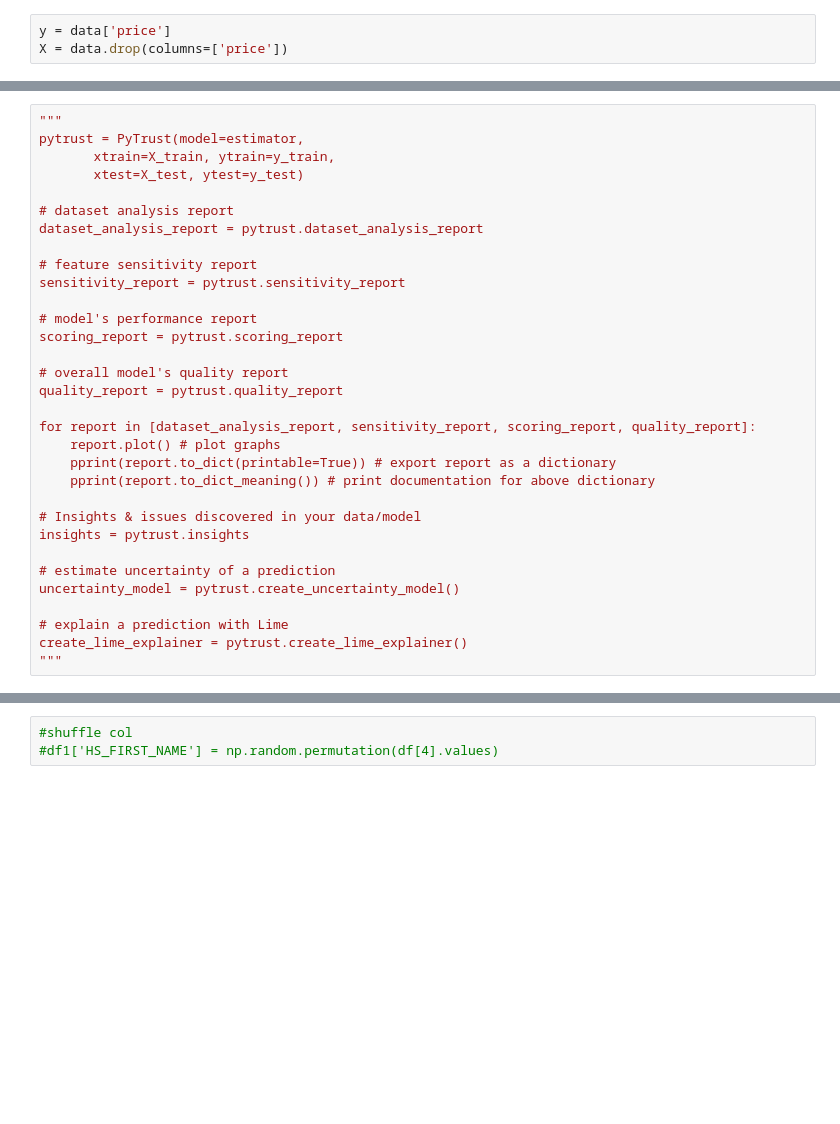
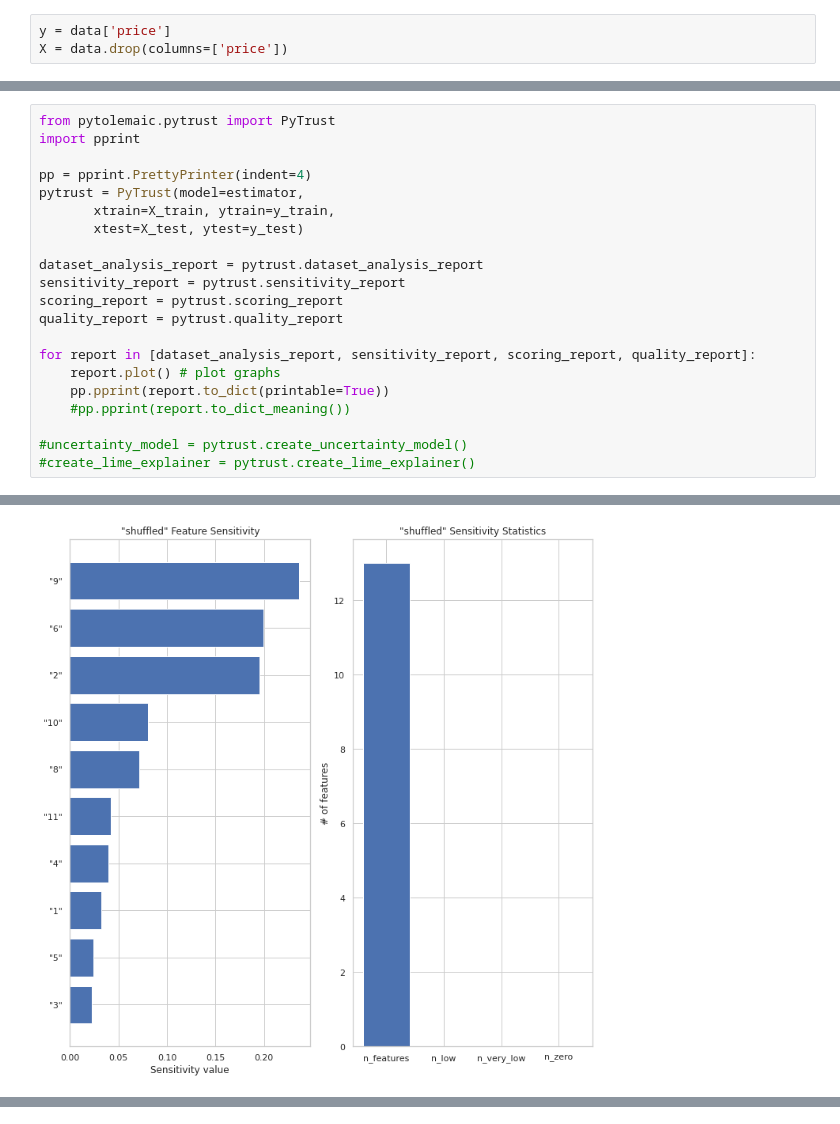
Before and after one commit to maxpylnyk/datascience, a Jupyter notebook: house_sales.ipynb, the cells around one changed output, grey strips where cells are left out. Saved outputs shown, nothing was run; the diff lists cells and outputs as text; blank space fills up the shorter version.

```diff
--- a/house_sales.ipynb
+++ b/house_sales.ipynb
@@ -313,32 +385,22 @@ plt.show()
 # %%
-"""
+from pytolemaic.pytrust import PyTrust
+import pprint
+
+pp = pprint.PrettyPrinter(indent=4)
 pytrust = PyTrust(model=estimator,
        xtrain=X_train, ytrain=y_train,
        xtest=X_test, ytest=y_test)
 
-# dataset analysis report
 dataset_analysis_report = pytrust.dataset_analysis_report
-
-# feature sensitivity report
 sensitivity_report = pytrust.sensitivity_report
-
-# model's performance report
 scoring_report = pytrust.scoring_report
-
-# overall model's quality report
 quality_report = pytrust.quality_report
 
 for report in [dataset_analysis_report, sensitivity_report, scoring_report, quality_report]:
     report.plot() # plot graphs
-    pprint(report.to_dict(printable=True)) # export report as a dictionary
-    pprint(report.to_dict_meaning()) # print documentation for above dictionary
+    pp.pprint(report.to_dict(printable=True))
+    #pp.pprint(report.to_dict_meaning())
 
-# Insights & issues discovered in your data/model
-insights = pytrust.insights
-
-# estimate uncertainty of a prediction
-uncertainty_model = pytrust.create_uncertainty_model()
-
-# explain a prediction with Lime
-create_lime_explainer = pytrust.create_lime_explainer()
-"""
+#uncertainty_model = pytrust.create_uncertainty_model()
+#create_lime_explainer = pytrust.create_lime_explainer()
+# %% [output]
@@ -344,0 +429 @@ create_lime_explainer = pytrust.create_lime_explainer()
+[figure, added]
@@ -345,3 +432,0 @@ create_lime_explainer = pytrust.create_lime_explainer()
-# %%
-#shuffle col
-#df1['HS_FIRST_NAME'] = np.random.permutation(df[4].values)
```
Also changed, not shown: parts of 40 cells of this notebook.
